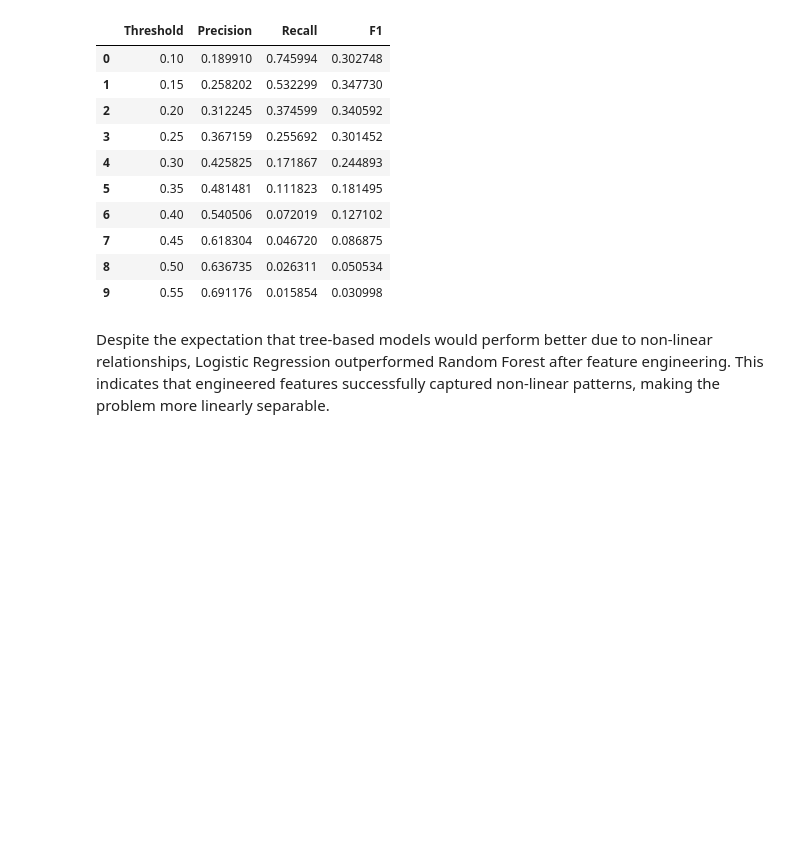
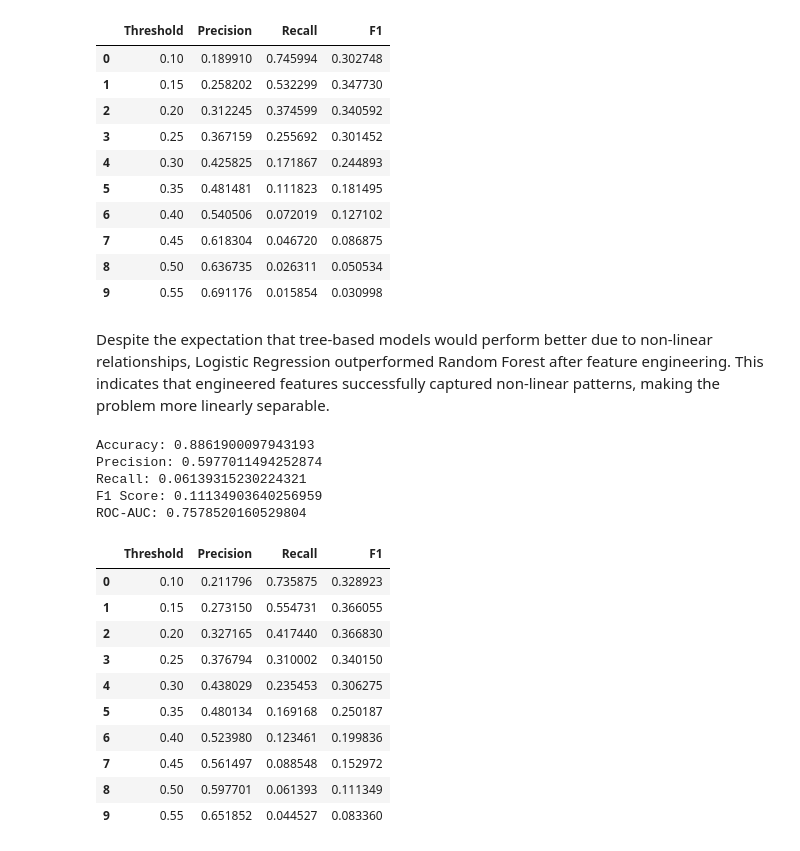
Before and after one commit to Pandidharan22/AI-Powered-Loan-Eligibility-Risk-Scoring-System-API, a Jupyter notebook: notebooks/03_model_training.ipynb, the cells around one changed output. Saved outputs shown, nothing was run; the diff lists cells and outputs as text; code cells hidden in the pictures; blank space fills up the shorter version.

Commit message:
Evaluate Gradient Boosting model and select best-performing model based on F1 and precision-recall trade-off

```diff
--- a/notebooks/03_model_training.ipynb
+++ b/notebooks/03_model_training.ipynb
@@ -283,3 +283,62 @@ rf_results_df
 | 9 | 0.55 | 0.691176 | 0.015854 | 0.030998 |
 # %% [markdown]
 Despite the expectation that tree-based models would perform better due to non-linear relationships, Logistic Regression outperformed Random Forest after feature engineering. This indicates that engineered features successfully captured non-linear patterns, making the problem more linearly separable.
+# %%
+from sklearn.ensemble import GradientBoostingClassifier
+
+gb_model = GradientBoostingClassifier(
+    n_estimators=100,
+    learning_rate=0.1,
+    max_depth=3,
+    random_state=42
+)
+
+gb_model.fit(X_train_transformed, y_train)
+
+y_pred_gb = gb_model.predict(X_test_transformed)
+y_proba_gb = gb_model.predict_proba(X_test_transformed)[:, 1]
+# %%
+print("Accuracy:", accuracy_score(y_test, y_pred_gb))
+print("Precision:", precision_score(y_test, y_pred_gb))
+print("Recall:", recall_score(y_test, y_pred_gb))
+print("F1 Score:", f1_score(y_test, y_pred_gb))
+print("ROC-AUC:", roc_auc_score(y_test, y_proba_gb))
+# %% [output]
+Accuracy: 0.8861900097943193
+Precision: 0.5977011494252874
+Recall: 0.06139315230224321
+F1 Score: 0.11134903640256959
+ROC-AUC: 0.7578520160529804
+# %%
+thresholds = np.arange(0.1, 0.6, 0.05)
+
+results_gb = []
+
+for t in thresholds:
+    y_pred_thresh = (y_proba_gb >= t).astype(int)
+
+    results_gb.append((
+        t,
+        precision_score(y_test, y_pred_thresh),
+        recall_score(y_test, y_pred_thresh),
+        f1_score(y_test, y_pred_thresh)
+    ))
+
+gb_results_df = pd.DataFrame(
+    results_gb,
+    columns=['Threshold','Precision','Recall','F1']
+)
+
+gb_results_df
+# %% [output]
+|  | Threshold | Precision | Recall | F1 |
+| 0 | 0.10 | 0.211796 | 0.735875 | 0.328923 |
+| 1 | 0.15 | 0.273150 | 0.554731 | 0.366055 |
+| 2 | 0.20 | 0.327165 | 0.417440 | 0.366830 |
+| 3 | 0.25 | 0.376794 | 0.310002 | 0.340150 |
+| 4 | 0.30 | 0.438029 | 0.235453 | 0.306275 |
+| 5 | 0.35 | 0.480134 | 0.169168 | 0.250187 |
+| 6 | 0.40 | 0.523980 | 0.123461 | 0.199836 |
+| 7 | 0.45 | 0.561497 | 0.088548 | 0.152972 |
+| 8 | 0.50 | 0.597701 | 0.061393 | 0.111349 |
+| 9 | 0.55 | 0.651852 | 0.044527 | 0.083360 |
```
Also changed, not shown: parts of 1 cell of this notebook.
